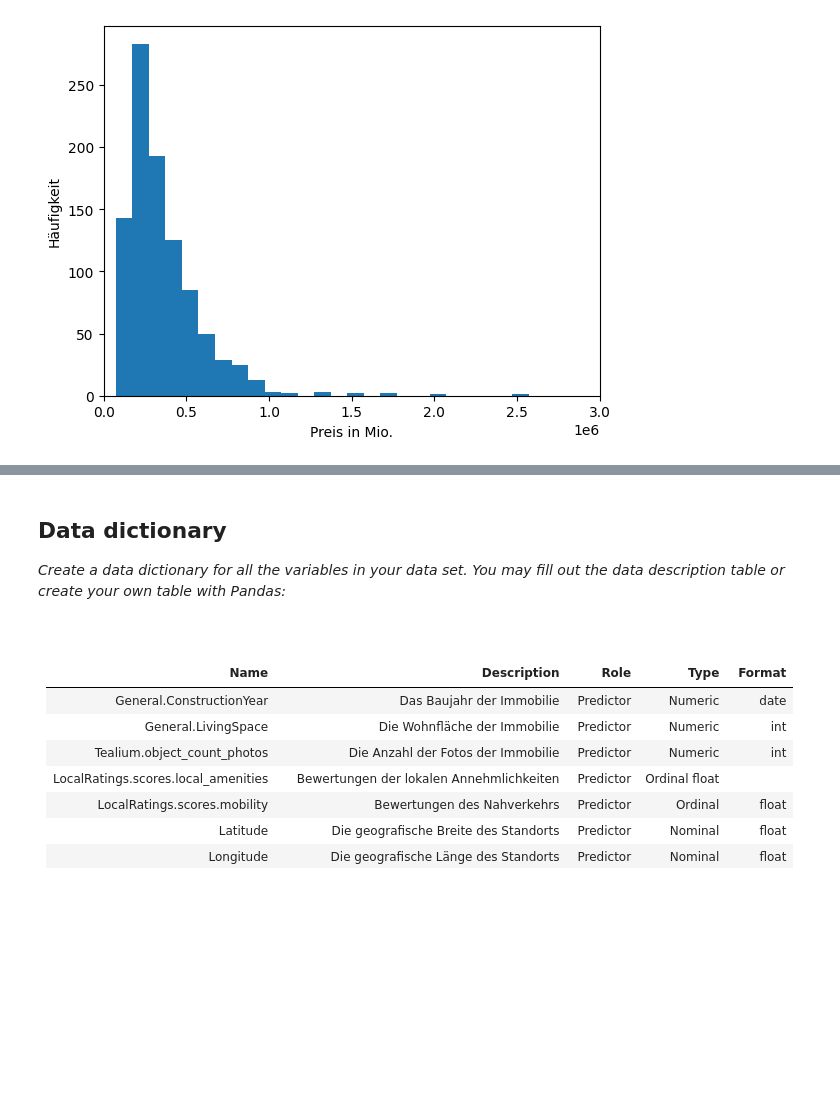
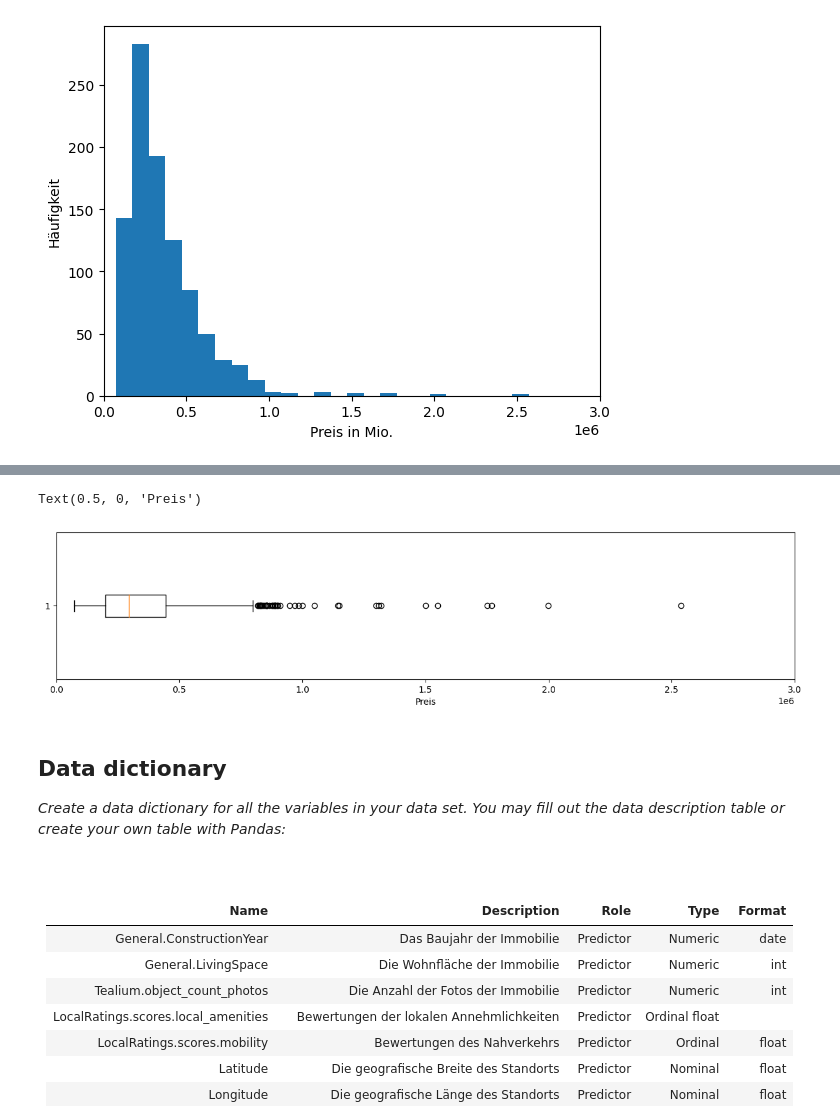
Before and after one commit to hdm-statistik-lpj/project, a Jupyter notebook: references/project-proposal.ipynb, the cells around one changed output, grey strips where cells are left out. Cells and saved outputs as stored; diff of their text form; code cells hidden in the pictures; blank space fills up the shorter version.

```diff
--- a/references/project-proposal.ipynb
+++ b/references/project-proposal.ipynb
@@ -155,3 +145,11 @@ immo_desc = immobilienDf[["PRICE", "Class"]].describe()
+# %%
+plt.figure(figsize=(15, 3))
+plt.boxplot(x=immobilienDf["PRICE"], vert=False)
+plt.xlim(0, 3e6)
+plt.xlabel("Preis")
+# %% [output]
+Text(0.5, 0, 'Preis')
+[figure, added]
 # %% [markdown]
 ## Data dictionary
 
```
Also changed, not shown: parts of 3 cells of this notebook.
